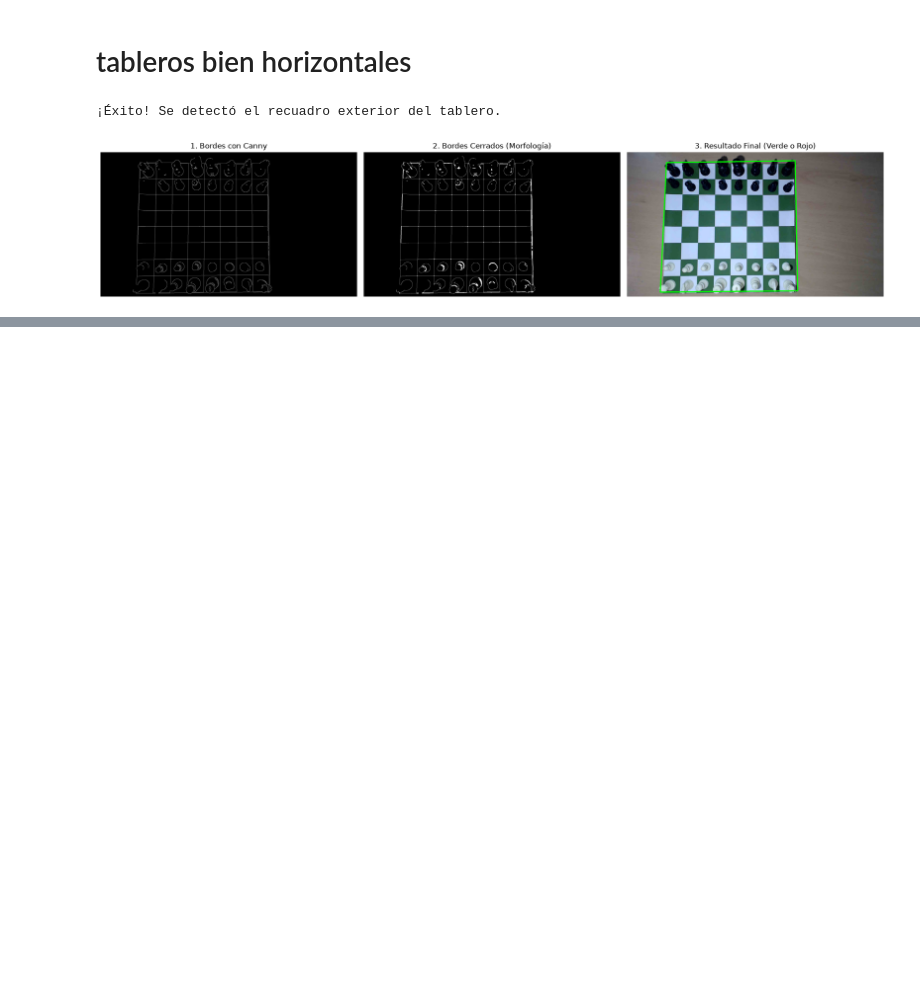
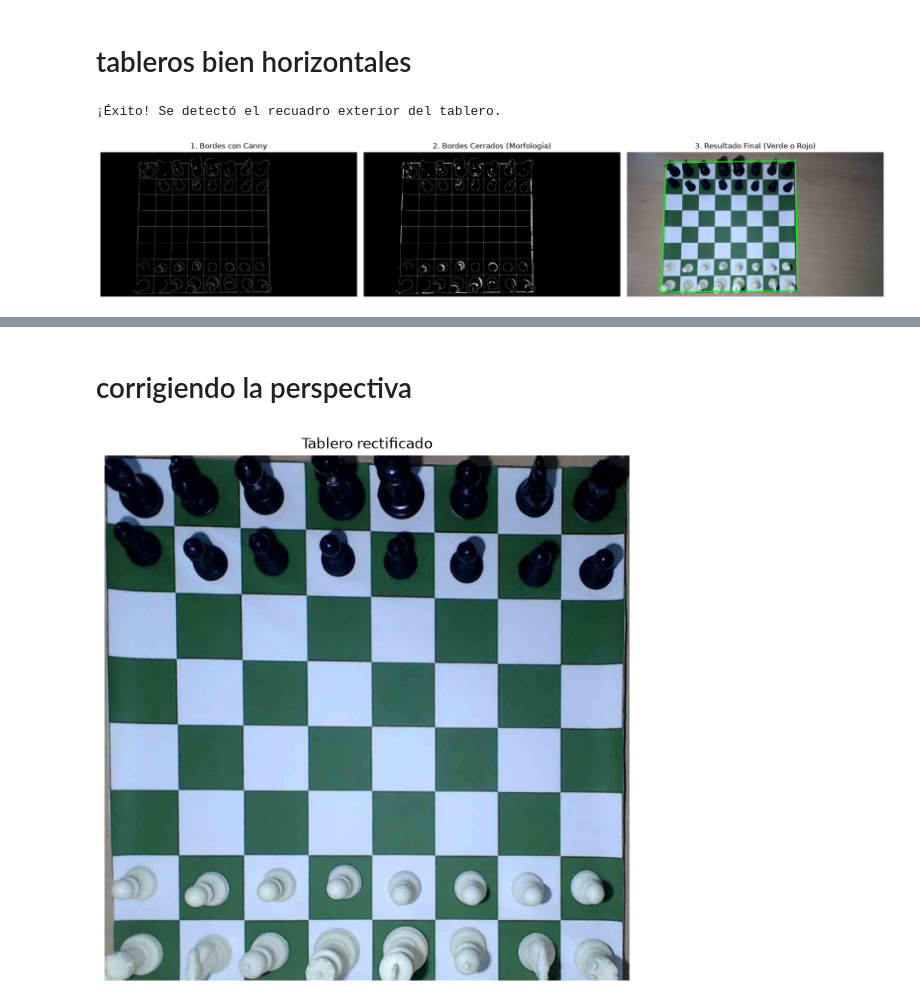
Before and after one commit to gggelme/chess_dataset_maker, a Jupyter notebook: src/parser/delimitar_tablero.ipynb, the cells around one changed output, grey strips where cells are left out. Saved outputs shown, nothing was run; the diff lists cells and outputs as text; code cells hidden in the pictures; blank space fills up the shorter version.

```diff
--- a/src/parser/delimitar_tablero.ipynb
+++ b/src/parser/delimitar_tablero.ipynb
@@ -80,0 +172,50 @@ entonces anda bien
+# %% [markdown]
+# corrigiendo la perspectiva
+# %%
+import cv2
+import numpy as np
+import matplotlib.pyplot as plt
+
+# Cargar imagen
+imagen = cv2.imread(ruta)
+imagen = cv2.cvtColor(imagen, cv2.COLOR_BGR2RGB)
+
+# Esquinas detectadas del tablero
+# Deben estar en orden:
+# superior izquierda, inferior izquierda,
+# inferior derecha, superior derecha
+
+pts_origen = np.array([
+    [295, 78],      # superior izquierda
+    [249, 1046],    # inferior izquierda
+    [1277, 1036],   # inferior derecha
+    [1258, 64]      # superior derecha
+], dtype=np.float32)
+
+# Tamaño deseado para el tablero corregido
+lado = 800
+
+pts_destino = np.array([
+    [0, 0],
+    [0, lado],
+    [lado, lado],
+    [lado, 0]
+], dtype=np.float32)
+
+# Matriz de homografía
+H = cv2.getPerspectiveTransform(pts_origen, pts_destino)
+
+# Corregir perspectiva
+tablero_rectificado = cv2.warpPerspective(
+    imagen,
+    H,
+    (lado, lado)
+)
+
+plt.figure(figsize=(8,8))
+plt.imshow(tablero_rectificado)
+plt.title("Tablero rectificado")
+plt.axis("off")
+plt.show()
+# %% [output]
+[figure, added]
```
Also changed, not shown: parts of 8 cells of this notebook, 4 other files.
